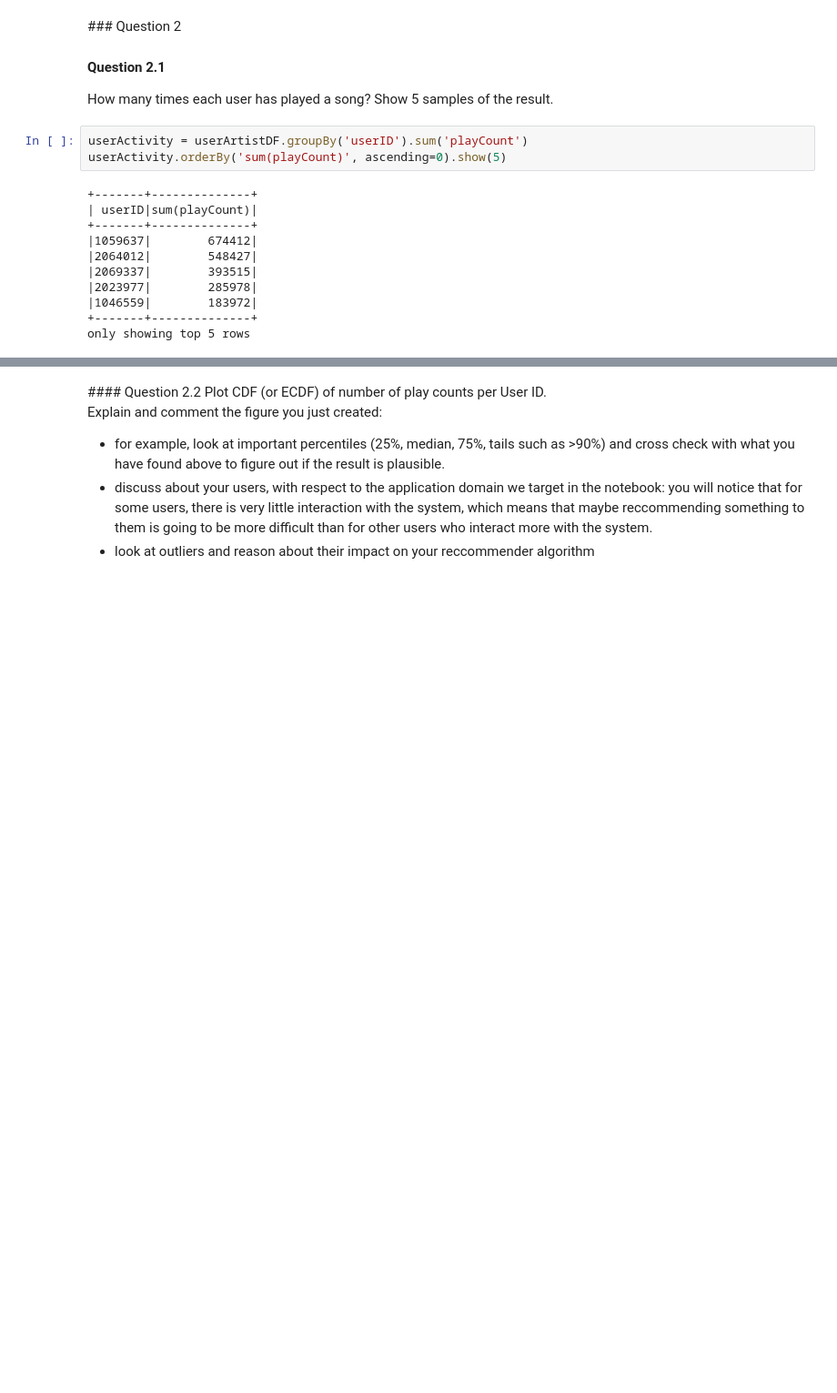
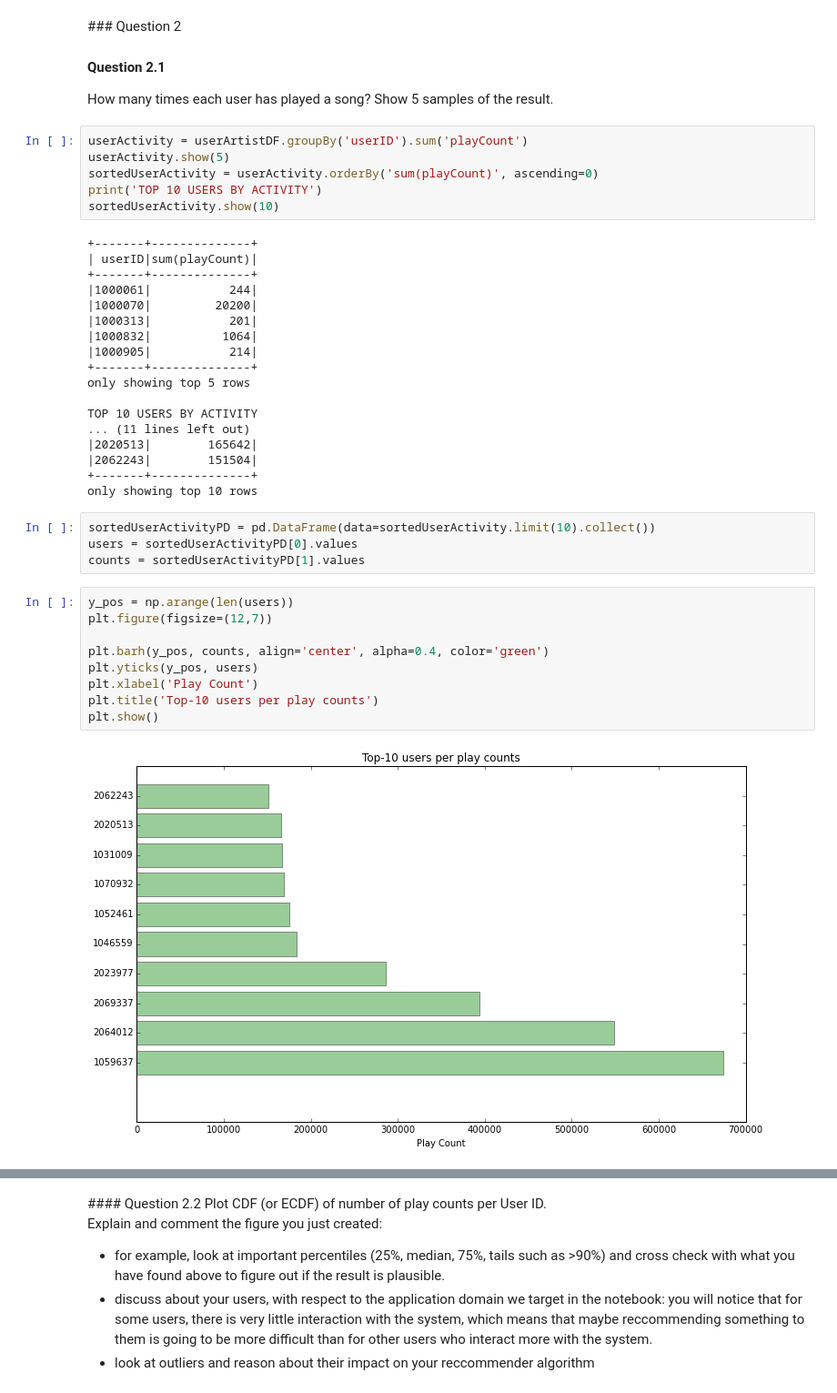
Before and after one commit to MatteoRomiti/Algorithmic-Machine-Learning, a Jupyter notebook: Notebooks/[Lecture 3+4] Recommender algorithm - Music recommendations.ipynb, the cells around one changed output, grey strips where cells are left out. Shown at 91% size. Saved outputs shown, nothing was run; the diff lists cells and outputs as text; blank space fills up the shorter version.

```diff
--- a/Notebooks/[Lecture 3+4] Recommender algorithm - Music recommendations.ipynb
+++ b/Notebooks/[Lecture 3+4] Recommender algorithm - Music recommendations.ipynb
@@ -287,17 +414,42 @@ Here is a list of simple descriptive queries that helps us reaching these purpos
 How many times each user has played a song? Show 5 samples of the result.
 # %%
 userActivity = userArtistDF.groupBy('userID').sum('playCount')
-userActivity.orderBy('sum(playCount)', ascending=0).show(5)
+userActivity.show(5)
+sortedUserActivity = userActivity.orderBy('sum(playCount)', ascending=0)
+print('TOP 10 USERS BY ACTIVITY')
+sortedUserActivity.show(10)
 # %% [output]
 +-------+--------------+
 | userID|sum(playCount)|
 +-------+--------------+
-|1059637|        674412|
-|2064012|        548427|
-|2069337|        393515|
-|2023977|        285978|
-|1046559|        183972|
+|1000061|           244|
+|1000070|         20200|
+|1000313|           201|
+|1000832|          1064|
+|1000905|           214|
 +-------+--------------+
 only showing top 5 rows
+
+TOP 10 USERS BY ACTIVITY
+... (11 lines left out)
+|2020513|        165642|
+|2062243|        151504|
++-------+--------------+
+only showing top 10 rows
+# %%
+sortedUserActivityPD = pd.DataFrame(data=sortedUserActivity.limit(10).collect())
+users = sortedUserActivityPD[0].values
+counts = sortedUserActivityPD[1].values
+# %%
+y_pos = np.arange(len(users))
+plt.figure(figsize=(12,7))
+
+plt.barh(y_pos, counts, align='center', alpha=0.4, color='green')
+plt.yticks(y_pos, users)
+plt.xlabel('Play Count')
+plt.title('Top-10 users per play counts')
+plt.show()
+# %% [output]
+[figure, added]
 # %% [markdown]
 # TODO
```
Also changed, not shown: parts of 33 cells of this notebook.
